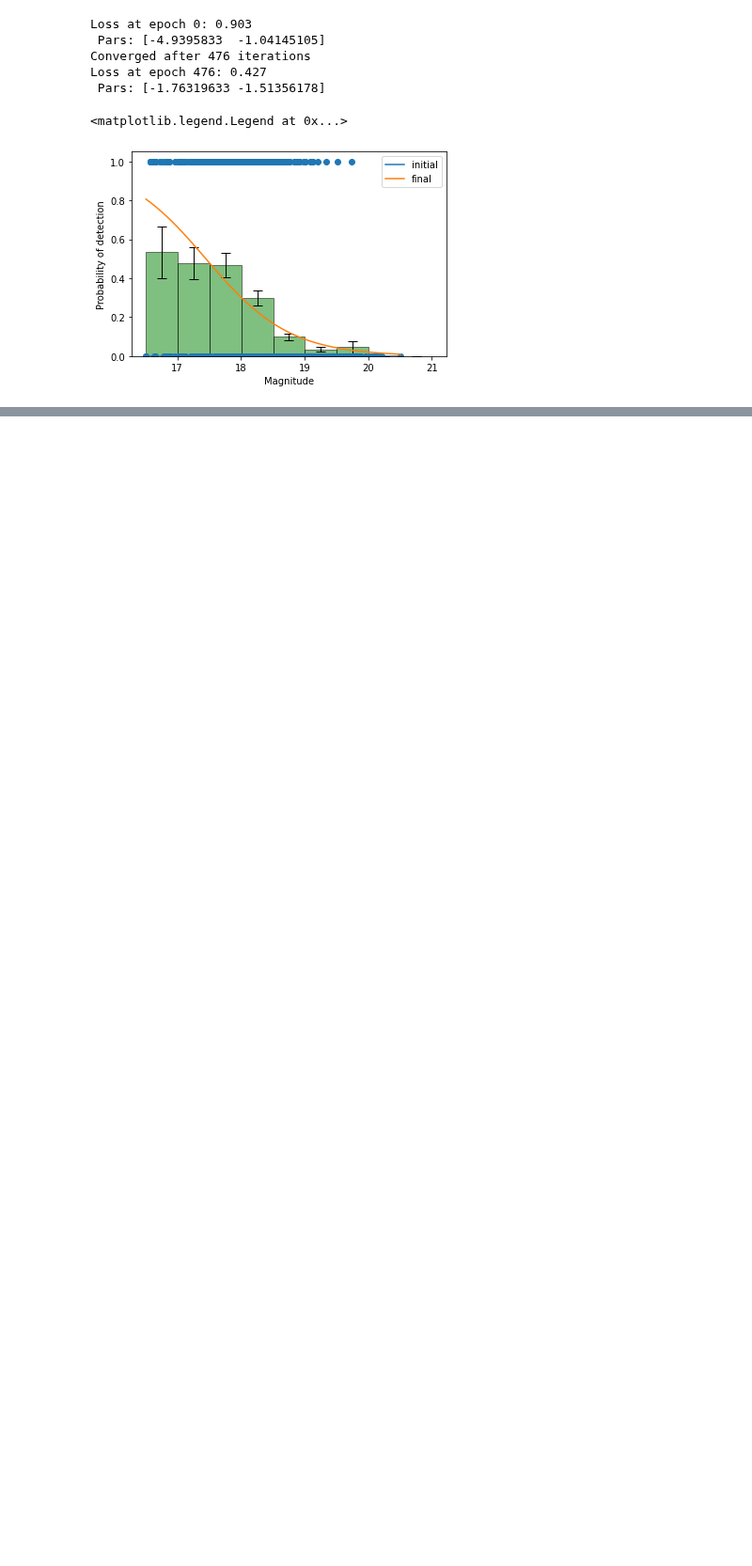
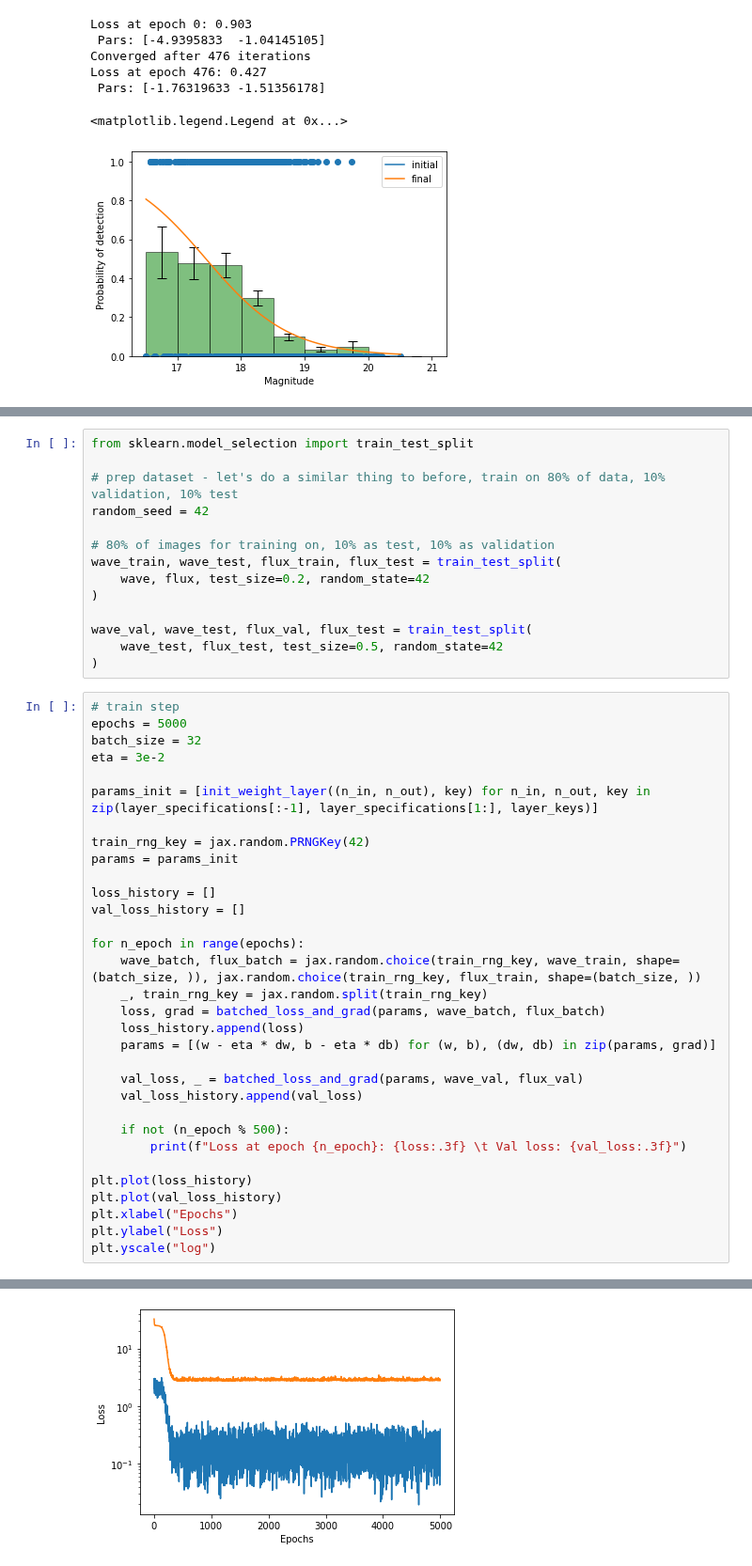
Before and after one commit to raphhbw/WAKE_workshops, a Jupyter notebook: machine_learning/session_01/s1_linearmodelstoml_full.ipynb, the cells around one changed output, grey strips where cells are left out. Shown at 94% size. Drawn from its saved outputs; the diff is of its cells as text; blank space fills up the shorter version.

```diff
--- a/machine_learning/session_01/s1_linearmodelstoml_full.ipynb
+++ b/machine_learning/session_01/s1_linearmodelstoml_full.ipynb
@@ -639,0 +559,47 @@ plt.plot(x_plot, y_pred)
+# %%
+from sklearn.model_selection import train_test_split
+
+# prep dataset - let's do a similar thing to before, train on 80% of data, 10% validation, 10% test
+random_seed = 42
+
+# 80% of images for training on, 10% as test, 10% as validation
+wave_train, wave_test, flux_train, flux_test = train_test_split(
+    wave, flux, test_size=0.2, random_state=42
+)
+
+wave_val, wave_test, flux_val, flux_test = train_test_split(
+    wave_test, flux_test, test_size=0.5, random_state=42
+)
+# %%
+# train step
+epochs = 5000
+batch_size = 32
+eta = 3e-2
+
+params_init = [init_weight_layer((n_in, n_out), key) for n_in, n_out, key in zip(layer_specifications[:-1], layer_specifications[1:], layer_keys)]
+
+train_rng_key = jax.random.PRNGKey(42)
+params = params_init
+
+loss_history = []
+val_loss_history = []
+
+for n_epoch in range(epochs):
+    wave_batch, flux_batch = jax.random.choice(train_rng_key, wave_train, shape=(batch_size, )), jax.random.choice(train_rng_key, flux_train, shape=(batch_size, ))
+    _, train_rng_key = jax.random.split(train_rng_key)
+    loss, grad = batched_loss_and_grad(params, wave_batch, flux_batch)
+    loss_history.append(loss)
+    params = [(w - eta * dw, b - eta * db) for (w, b), (dw, db) in zip(params, grad)]
+
+    val_loss, _ = batched_loss_and_grad(params, wave_val, flux_val)
+    val_loss_history.append(val_loss)
+
+    if not (n_epoch % 500):
+        print(f"Loss at epoch {n_epoch}: {loss:.3f} \t Val loss: {val_loss:.3f}")
+
+plt.plot(loss_history)
+plt.plot(val_loss_history)
+plt.xlabel("Epochs")
+plt.ylabel("Loss")
+plt.yscale("log")
+# %% [output]
@@ -639,0 +616 @@ plt.plot(x_plot, y_pred)
+[figure, added]
```
Also changed, not shown: parts of 26 cells of this notebook.
